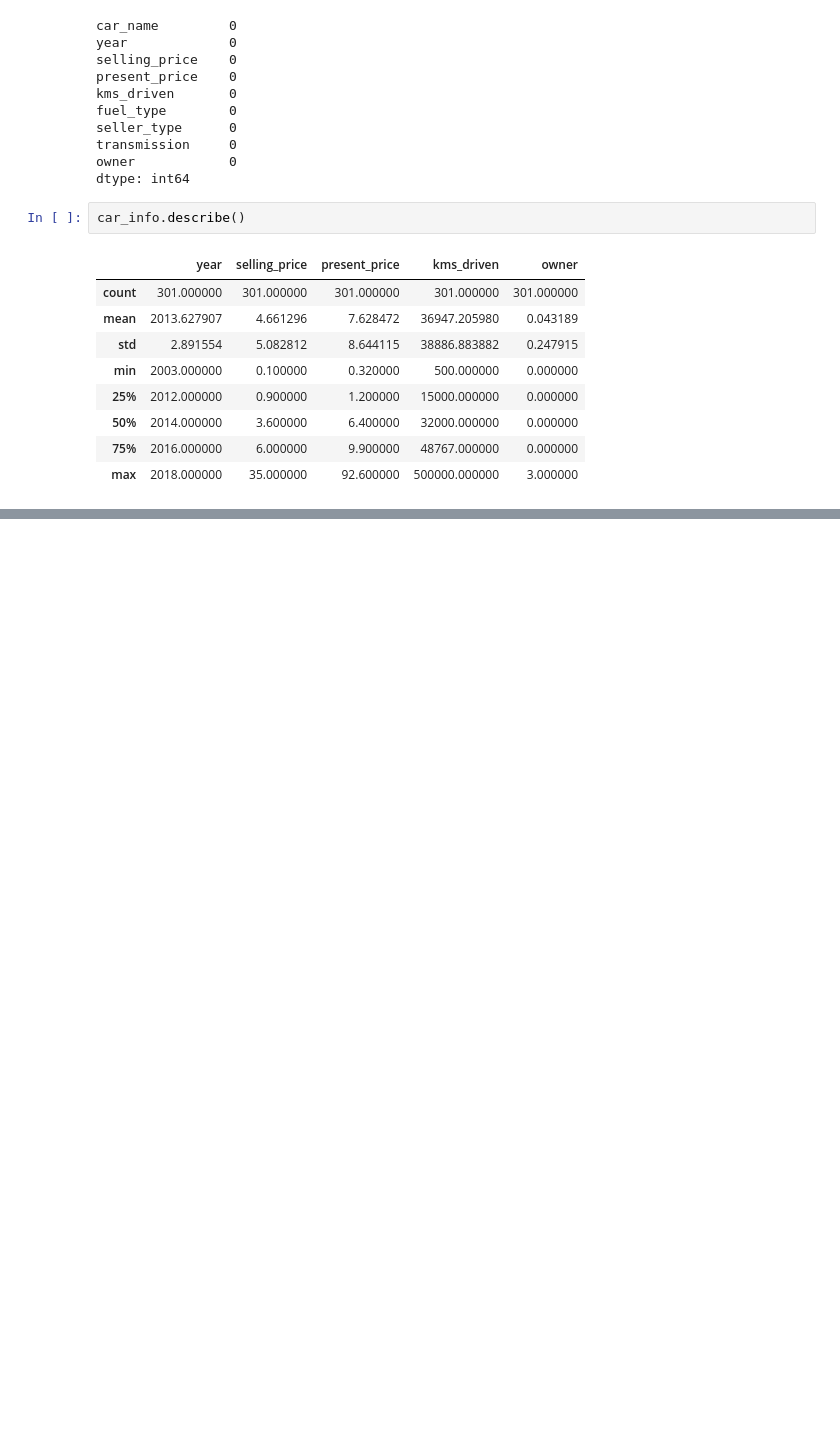
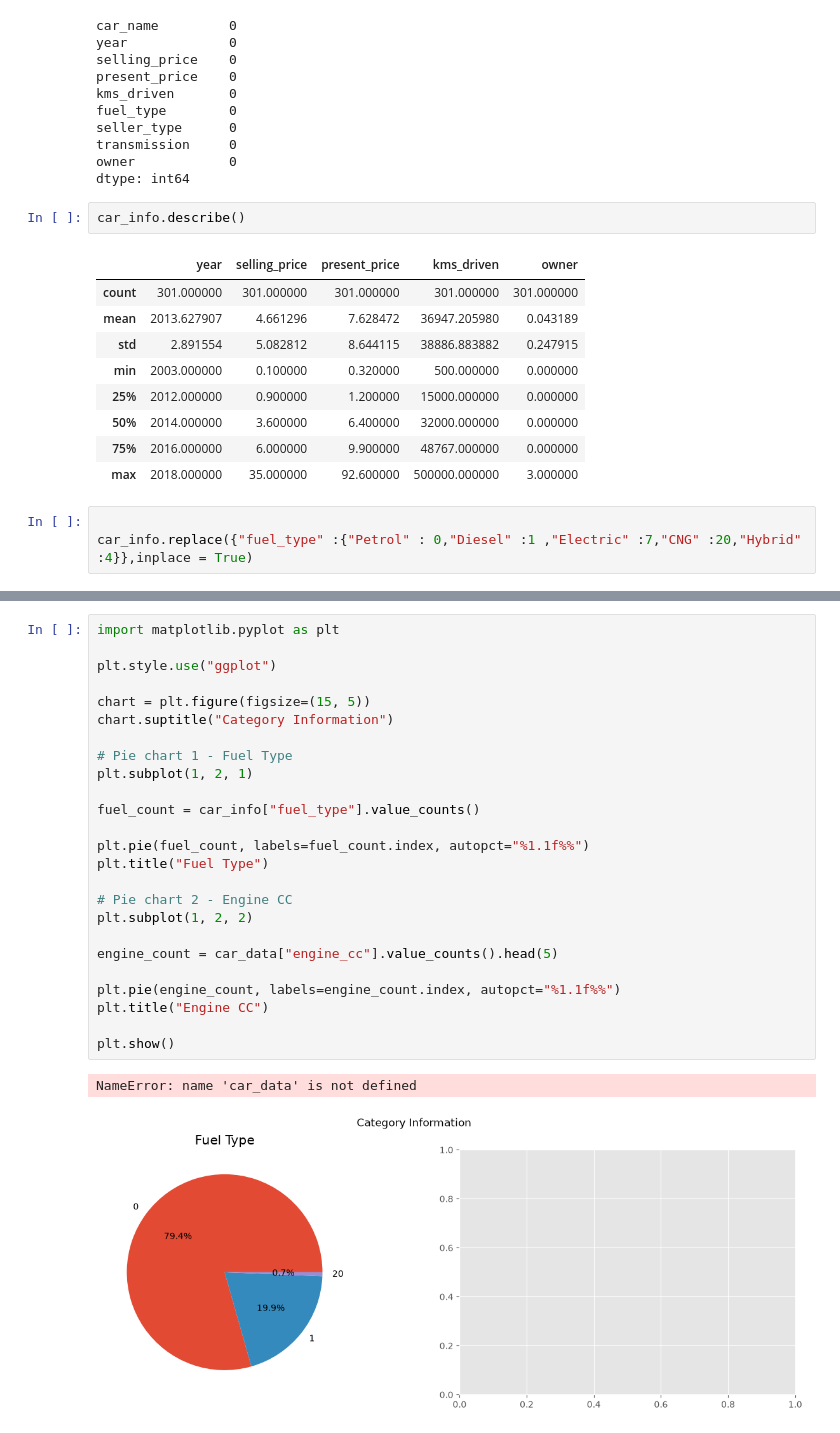
Before and after one commit to anwarbas01/Gen_AI_demo, a Jupyter notebook: ML/linear_regression.ipynb, the cells around one changed output, grey strips where cells are left out. Drawn from its saved outputs; the diff is of its cells as text; blank space fills up the shorter version.

```diff
--- a/ML/linear_regression.ipynb
+++ b/ML/linear_regression.ipynb
@@ -104,3 +105,6 @@ car_info.describe()
 | 50% | 2014.000000 | 3.600000 | 6.400000 | 32000.000000 | 0.000000 |
 | 75% | 2016.000000 | 6.000000 | 9.900000 | 48767.000000 | 0.000000 |
 | max | 2018.000000 | 35.000000 | 92.600000 | 500000.000000 | 3.000000 |
+# %%
+
+car_info.replace({"fuel_type" :{"Petrol" : 0,"Diesel" :1 ,"Electric" :7,"CNG" :20,"Hybrid" :4}},inplace = True)
@@ -106,0 +125,28 @@ car_info.describe()
+# %%
+import matplotlib.pyplot as plt
+
+plt.style.use("ggplot")
+
+chart = plt.figure(figsize=(15, 5))
+chart.suptitle("Category Information")
+
+# Pie chart 1 - Fuel Type
+plt.subplot(1, 2, 1)
+
+fuel_count = car_info["fuel_type"].value_counts()
+
+plt.pie(fuel_count, labels=fuel_count.index, autopct="%1.1f%%")
+plt.title("Fuel Type")
+
+# Pie chart 2 - Engine CC
+plt.subplot(1, 2, 2)
+
+engine_count = car_data["engine_cc"].value_counts().head(5)
+
+plt.pie(engine_count, labels=engine_count.index, autopct="%1.1f%%")
+plt.title("Engine CC")
+
+plt.show()
+# %% [output]
+NameError: name 'car_data' is not defined
+[figure, added]
```
Also changed, not shown: parts of 2 cells of this notebook, 1 other file.
